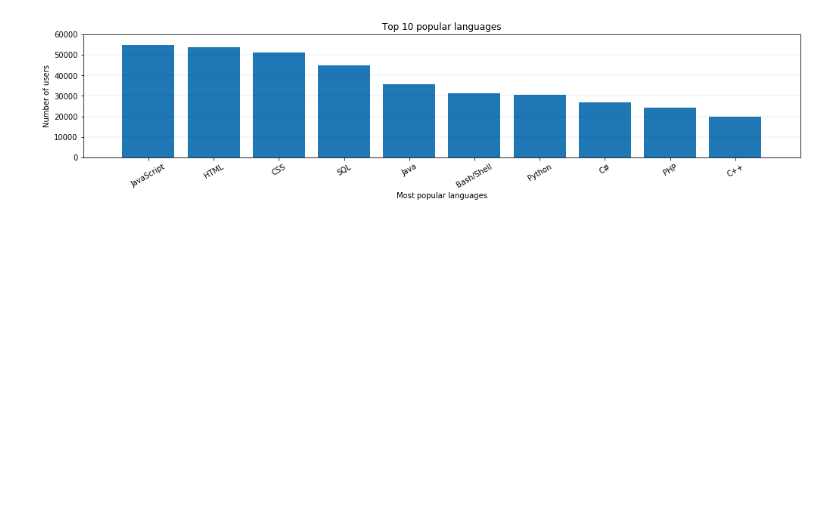
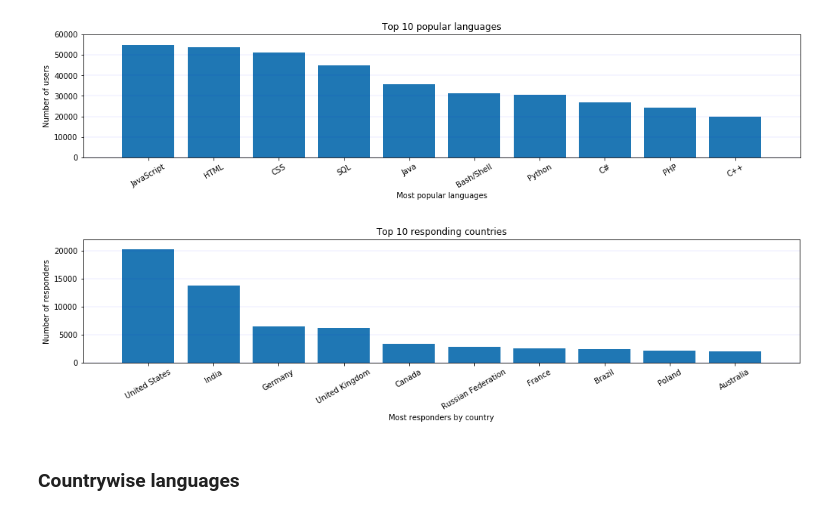
Before and after one commit to kuldeepemol/tech-nerds, a Jupyter notebook: TechAnalysis.ipynb, the cells around one changed output. Cells and saved outputs as stored; diff of their text form; code cells hidden in the pictures; blank space fills up the shorter version.

```diff
--- a/TechAnalysis.ipynb
+++ b/TechAnalysis.ipynb
@@ -69,3 +43,25 @@ ax.yaxis.grid(True, which='major', linewidth=0.4,
 plt.show()
 # %% [output]
 [figure]
+# %%
+top_countries_ser = df['Country'].value_counts().nlargest(10)
+x_axis = top_countries_ser.index.tolist()
+top_countries = x_axis
+y_axis = top_countries_ser.tolist()
+fig, ax = plt.subplots(nrows=1, ncols=1,figsize=(17,3))
+ax.bar(x_axis, y_axis)
+ax.set_xlim(-1, 10)
+ax.set_ylim(0, 22000)
+ax.set_xlabel('Most responders by country')
+ax.set_ylabel('Number of responders')
+ax.set_title('Top 10 responding countries')
+ax.set_xticklabels(x_axis, rotation=30)
+ax.yaxis.grid(True, which='major', linewidth=0.4,
+                  color='blue', linestyle='-', alpha=0.2)
+# Save the Figure
+plt.savefig("Images/TopCountries.png")
+plt.show()
+# %% [output]
+[figure, added]
+# %% [markdown]
+### Countrywise languages
```
Also changed, not shown: parts of 16 cells of this notebook, 6 other files.
